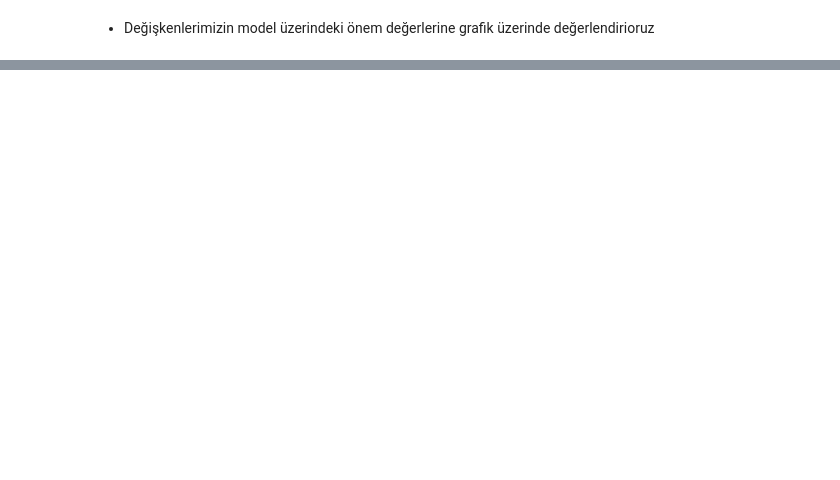
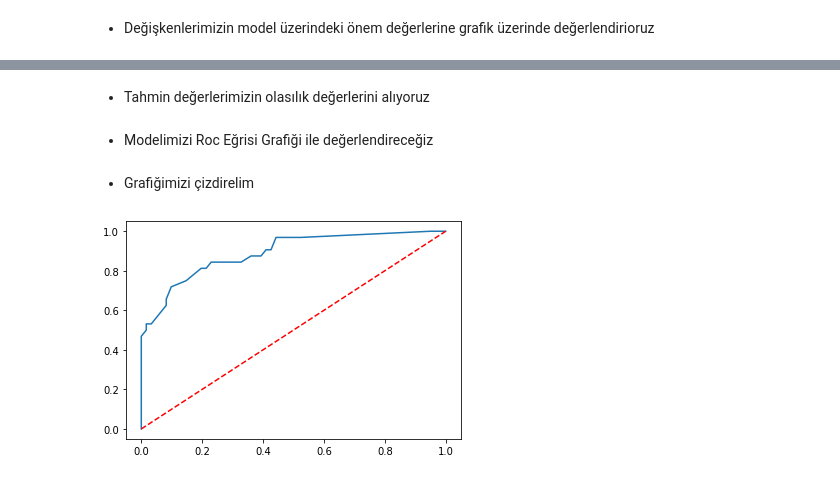
Before and after one commit to TheKoray/KNN-Tree-Ensemble-Algorithms, a Jupyter notebook: Biomechanical.ipynb, the cells around one changed output, grey strips where cells are left out. Drawn from its saved outputs; the diff is of its cells as text; code cells hidden in the pictures; blank space fills up the shorter version.

```diff
--- a/Biomechanical.ipynb
+++ b/Biomechanical.ipynb
@@ -1341,0 +1474,2 @@ importance.plot(kind='barh',color='r');
+# %%
+gbm_tuned = GradientBoostingClassifier(n_estimators=5,max_depth=2,min_samples_split=2,learning_rate=0.5)
@@ -1341,0 +1478,2 @@ importance.plot(kind='barh',color='r');
+# %%
+gbm_tuned.fit(x_train,y_train)
@@ -1341,0 +1512,21 @@ importance.plot(kind='barh',color='r');
+# %% [markdown]
+- Tahmin değerlerimizin olasılık değerlerini alıyoruz
+# %%
+y_probs = gbm_tuned.predict_proba(x_test)
+
+y_probs = y_probs[:,1]
+# %% [markdown]
+- Modelimizi Roc Eğrisi Grafiği ile değerlendireceğiz
+# %%
+from sklearn.metrics import roc_curve
+
+fpr,tpr,thresholds = roc_curve(y_test,y_probs)
+# %% [markdown]
+- Grafiğimizi çizdirelim
+# %%
+import matplotlib.pyplot as plt
+
+plt.plot(fpr,tpr)
+plt.plot([0,1],[0,1],'r--');
+# %% [output]
+[figure, added]
```
Also changed, not shown: parts of 55 cells of this notebook.
